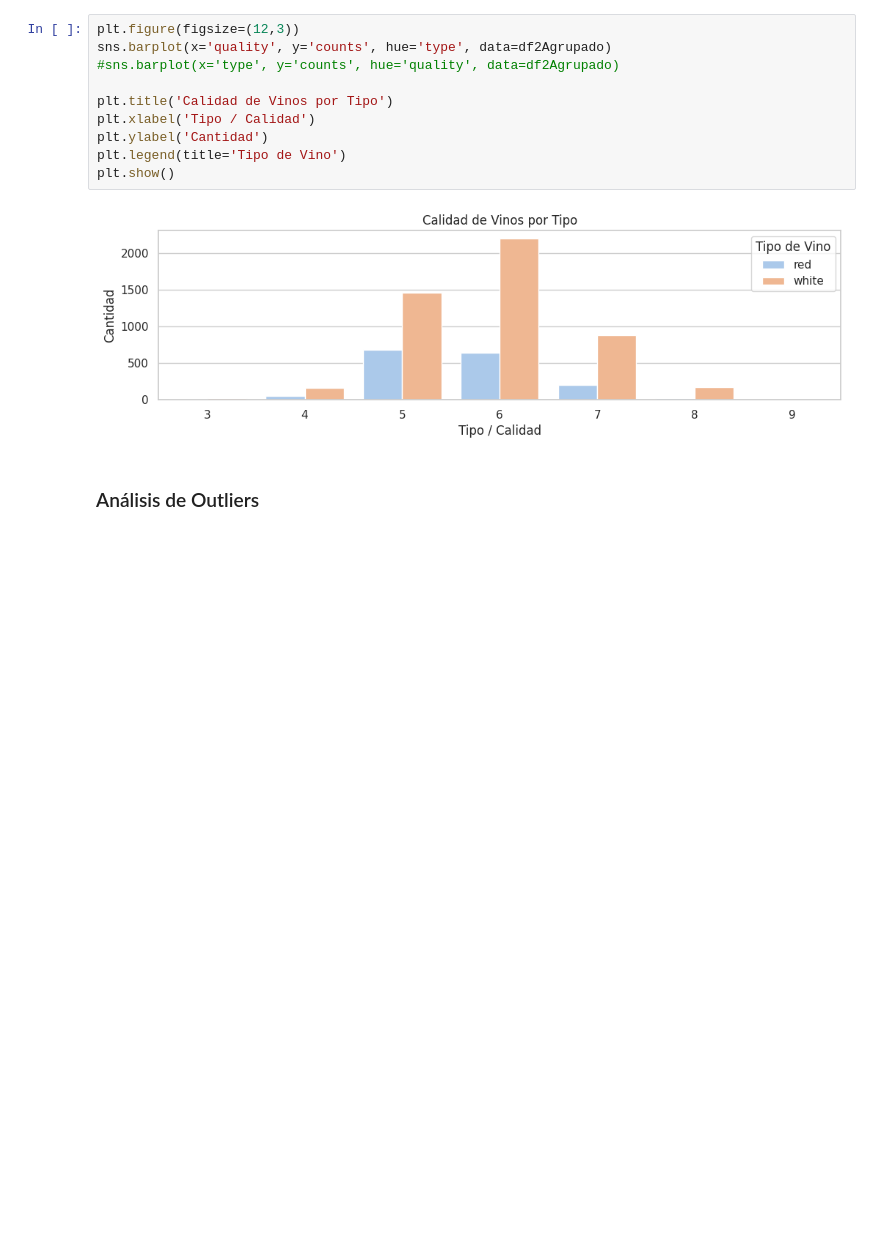
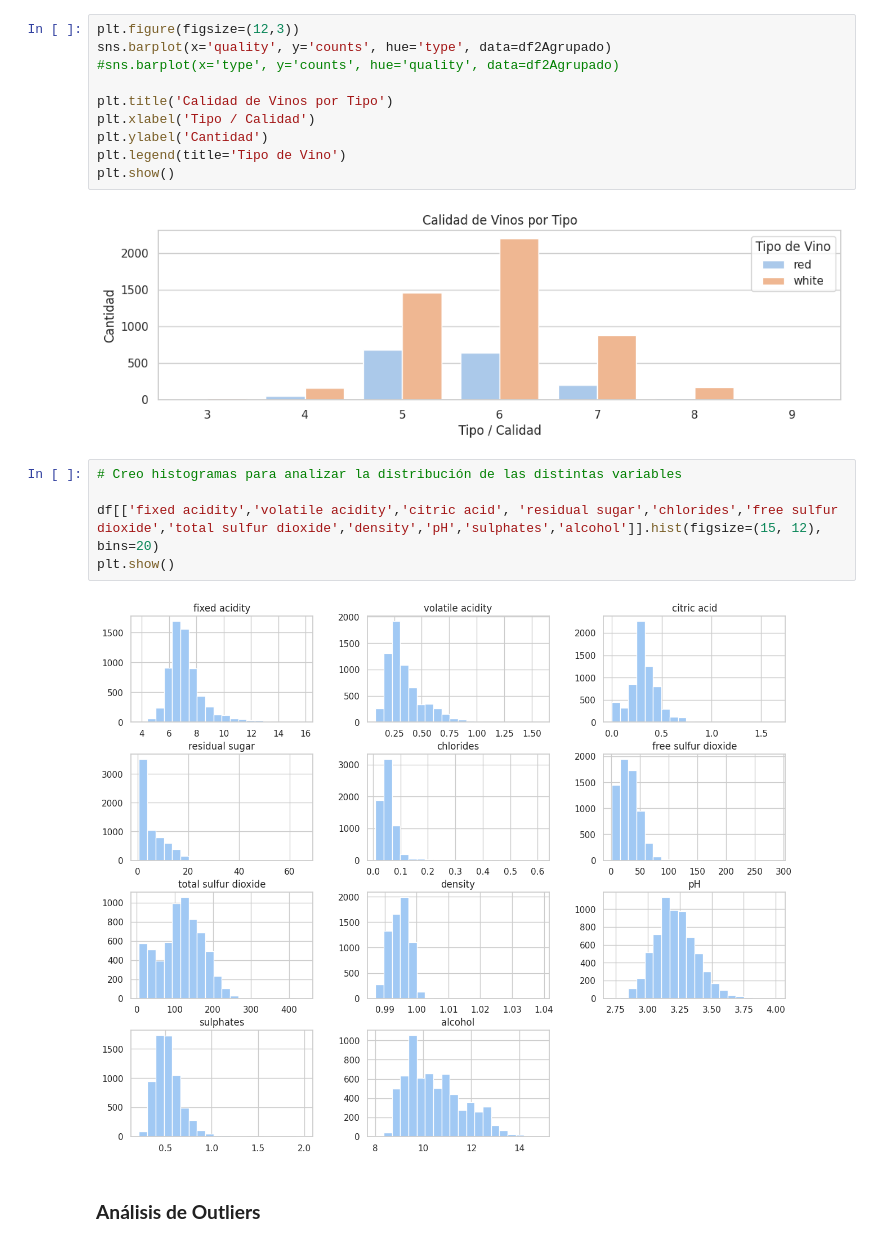
Before and after one commit to eugeinga/CODER-DataScienceI, a Jupyter notebook: TP_Data_Science_I.ipynb, the cells around one changed output. Cells and saved outputs as stored; diff of their text form; blank space fills up the shorter version.

Commit message:
Agrego histogramas múltiples

```diff
--- a/TP_Data_Science_I.ipynb
+++ b/TP_Data_Science_I.ipynb
@@ -336,6 +336,13 @@ plt.legend(title='Tipo de Vino')
 plt.show()
 # %% [output]
 [figure]
+# %%
+# Creo histogramas para analizar la distribución de las distintas variables
+
+df[['fixed acidity','volatile acidity','citric acid', 'residual sugar','chlorides','free sulfur dioxide','total sulfur dioxide','density','pH','sulphates','alcohol']].hist(figsize=(15, 12), bins=20)
+plt.show()
+# %% [output]
+[figure, added]
 # %% [markdown]
-### Análisis de Outliers
+### **Análisis de Outliers**
 # %%
```
Also changed, not shown: parts of 3 cells of this notebook.
